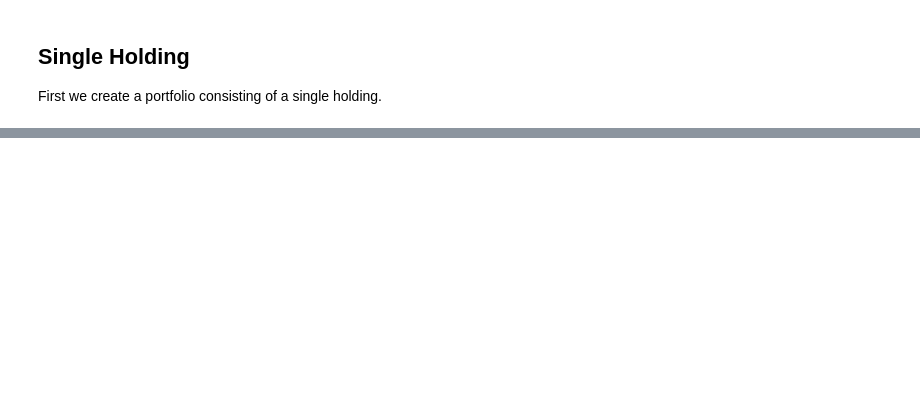
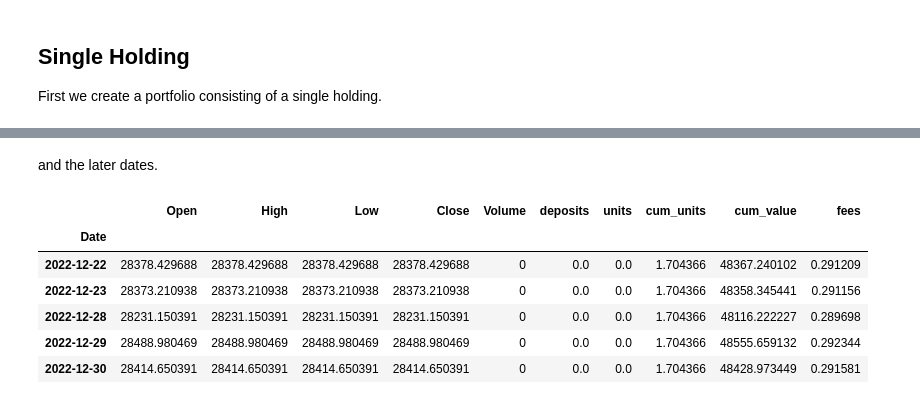
Before and after one commit to rsp34/portfolio-analysis, a Jupyter notebook: nbs/00_portfolio.ipynb, the cells around one changed output, grey strips where cells are left out. Cells and saved outputs as stored; diff of their text form; code cells hidden in the pictures; blank space fills up the shorter version.

```diff
--- a/nbs/00_portfolio.ipynb
+++ b/nbs/00_portfolio.ipynb
@@ -154 +204,13 @@ from matplotlib.dates import YearLocator, MonthLocator, DateFormatter
+# %% [markdown]
+and the later dates.
+# %%
+single_holding.history.tail()
+# %% [output]
+|  | Open | High | Low | Close | Volume | deposits | units | cum_units | cum_value | fees |
+| Date |  |  |  |  |  |  |  |  |  |  |
+| 2022-12-22 | 28378.429688 | 28378.429688 | 28378.429688 | 28378.429688 | 0 | 0.0 | 0.0 | 1.704366 | 48367.240102 | 0.291209 |
+| 2022-12-23 | 28373.210938 | 28373.210938 | 28373.210938 | 28373.210938 | 0 | 0.0 | 0.0 | 1.704366 | 48358.345441 | 0.291156 |
+| 2022-12-28 | 28231.150391 | 28231.150391 | 28231.150391 | 28231.150391 | 0 | 0.0 | 0.0 | 1.704366 | 48116.222227 | 0.289698 |
+| 2022-12-29 | 28488.980469 | 28488.980469 | 28488.980469 | 28488.980469 | 0 | 0.0 | 0.0 | 1.704366 | 48555.659132 | 0.292344 |
+| 2022-12-30 | 28414.650391 | 28414.650391 | 28414.650391 | 28414.650391 | 0 | 0.0 | 0.0 | 1.704366 | 48428.973449 | 0.291581 |
 # %% [markdown]
```
Also changed, not shown: parts of 38 cells of this notebook, 1 other file.
